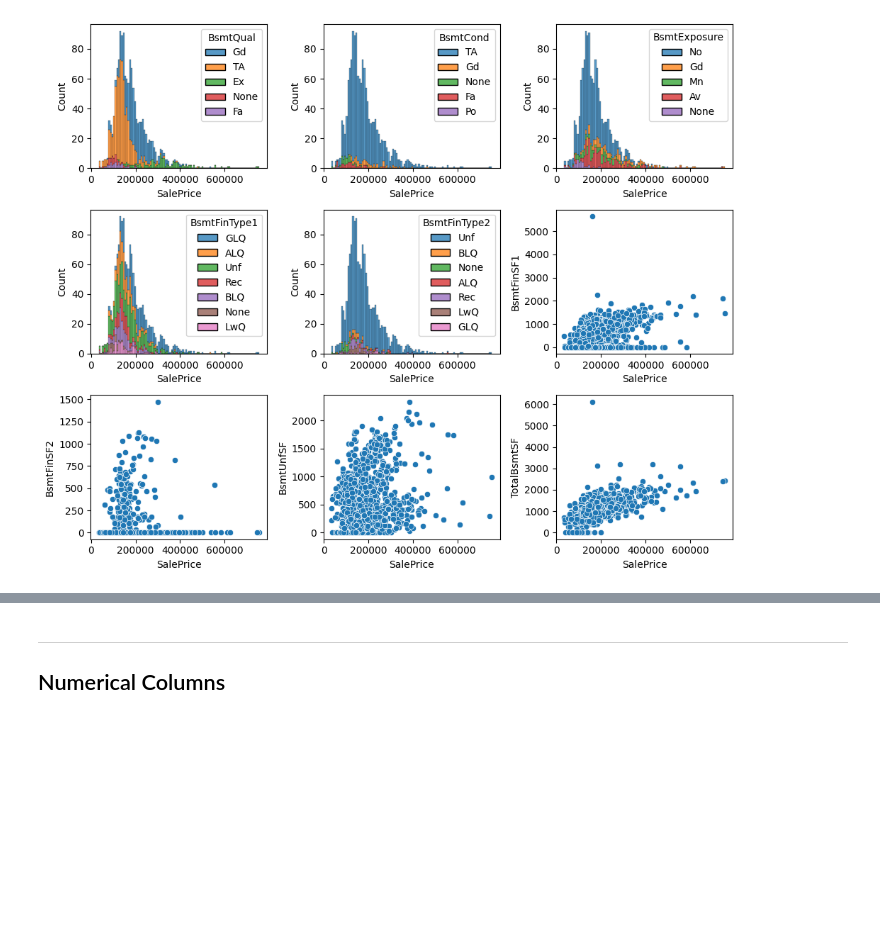
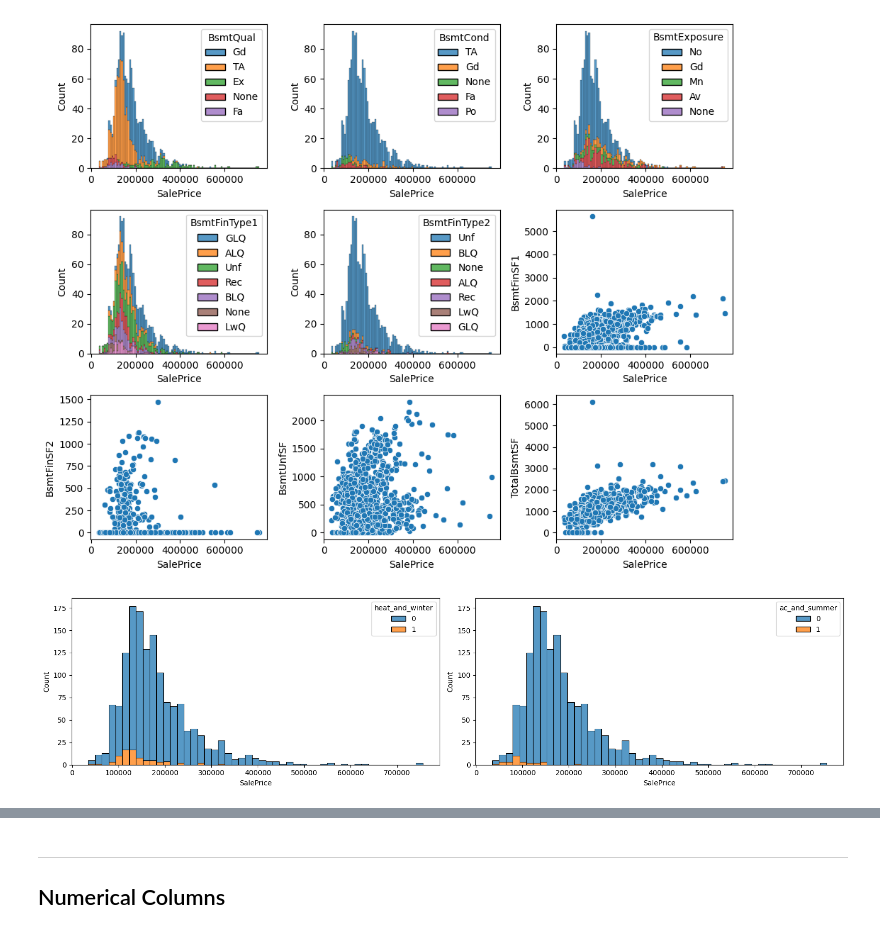
Before and after one commit to ol-webb/kaggle_house_prices, a Jupyter notebook: nb1.ipynb, the cells around one changed output, grey strips where cells are left out. Drawn from its saved outputs; the diff is of its cells as text; code cells hidden in the pictures; blank space fills up the shorter version.

```diff
--- a/nb1.ipynb
+++ b/nb1.ipynb
@@ -307,3 +308,33 @@ plt.tight_layout()
 plt.show()
 # %% [output]
 [figure]
+# %%
+## people who buy houses in winter pay more / buy more heating quality
+## people who buy houses in summer pay more air conditioning
+## winter + ex heating -> saleprice
+## summer + air conditioning -> saleprice
+
+heating_df = train
+
+# Initialize both columns with 0
+heating_df['heat_and_winter'] = 0
+heating_df['ac_and_summer'] = 0
+
+# Set to 1 where the condition is True
+heating_df.loc[((heating_df['MoSold'] < 3) | (heating_df['MoSold'] > 10)) &
+               (heating_df['HeatingQC'] == 'TA'), 'heat_and_winter'] = 1
+
+heating_df.loc[((heating_df['MoSold'] > 5) & (heating_df['MoSold'] < 9)) &
+               (heating_df['CentralAir'] == 'N'), 'ac_and_summer'] = 1
+
+
+
+fig, ax = plt.subplots(1, 2, figsize=(16, 4))
+
+sns.histplot(data=heating_df, x='SalePrice', hue='heat_and_winter', multiple='stack', ax=ax[0])
+
+sns.histplot(data=heating_df, x='SalePrice', hue='ac_and_summer', multiple='stack', ax=ax[1])
+
+plt.tight_layout()
+# %% [output]
+[figure, added]
```
Also changed, not shown: parts of 14 cells of this notebook.
